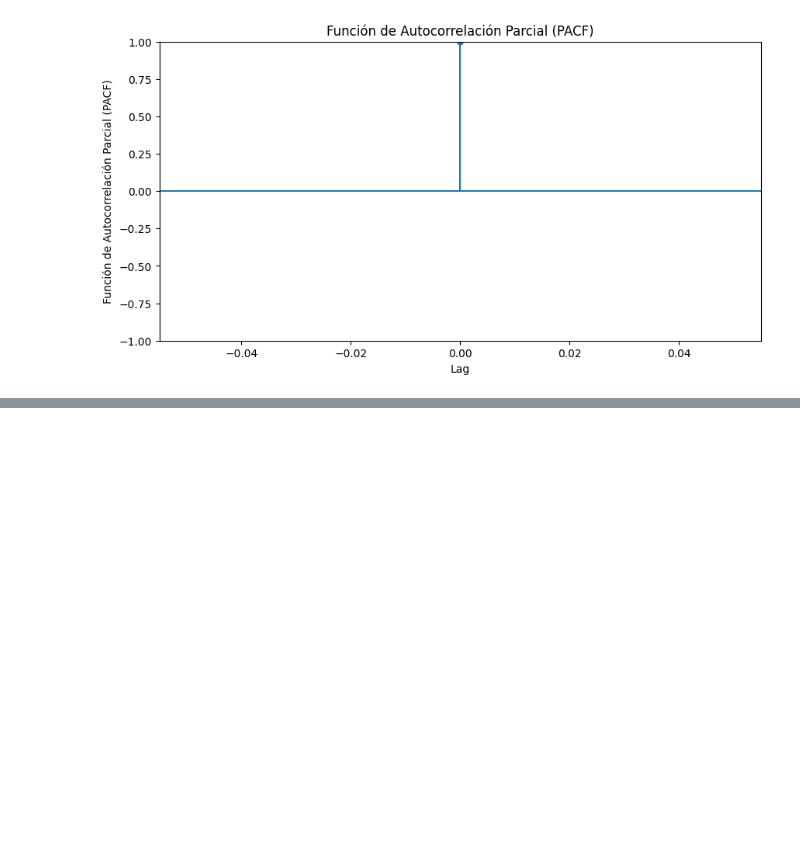
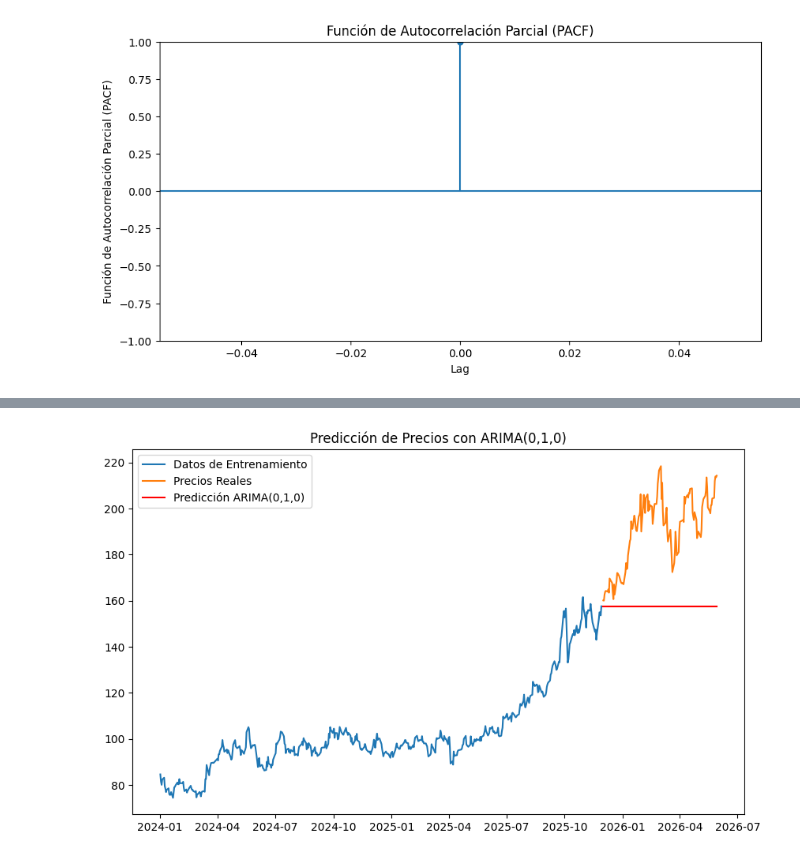
Before and after one commit to MartaPCastillo/Tesis, a Jupyter notebook: Grupo_Mexico.ipynb, the cells around one changed output, grey strips where cells are left out. Drawn from its saved outputs; the diff is of its cells as text; code cells hidden in the pictures; blank space fills up the shorter version.

```diff
--- a/Grupo_Mexico.ipynb
+++ b/Grupo_Mexico.ipynb
@@ -473,0 +532,14 @@ plt.show()
+# %%
+# 2. División de datos en entrenamiento y prueba
+train_size = int(len(series) * 0.8)
+train, test = series.iloc[:train_size], series.iloc[train_size:]
+# %%
+# 3. Ajustar modelo ARIMA(0,1,0)
+# order=(p, d, q) -> (0, 1, 0) significa:
+# p=0 (sin término autorregresivo), d=1 (diferenciación para estacionariedad), q=0 (sin término de media móvil)
+model = ARIMA(train, order=(0, 1, 0))
+model_fit = model.fit()
+# %%
+# 4. Generar predicciones para el conjunto de prueba
+# forecast(steps=n) predice los siguientes n pasos
+forecast = model_fit.forecast(steps=len(test))
@@ -473,0 +552,10 @@ plt.show()
+# %%
+plt.figure(figsize=(10, 6))
+plt.plot(train.index, train, label='Datos de Entrenamiento')
+plt.plot(test.index, test, label='Precios Reales')
+plt.plot(test.index, forecast, label='Predicción ARIMA(0,1,0)', color='red')
+plt.legend()
+plt.title('Predicción de Precios con ARIMA(0,1,0)')
+plt.show()
+# %% [output]
+[figure, added]
```
Also changed, not shown: parts of 28 cells of this notebook.
